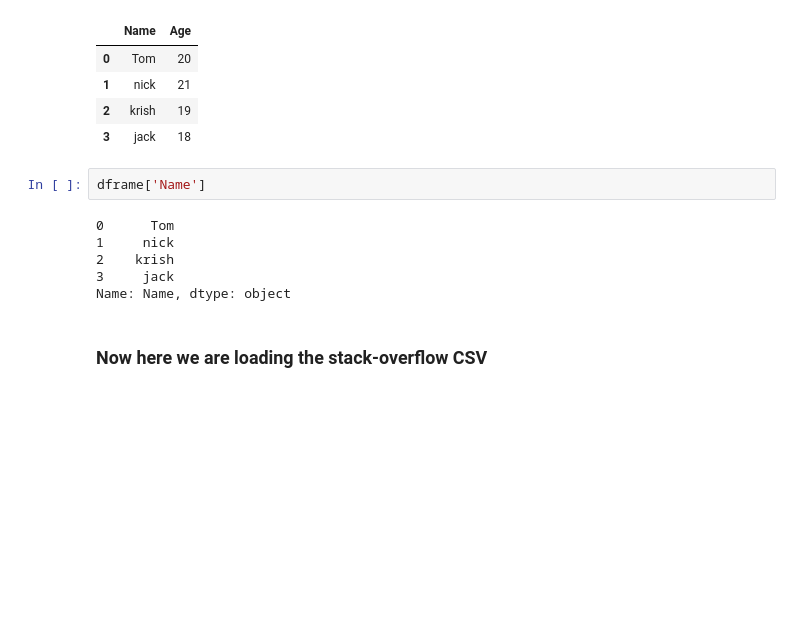
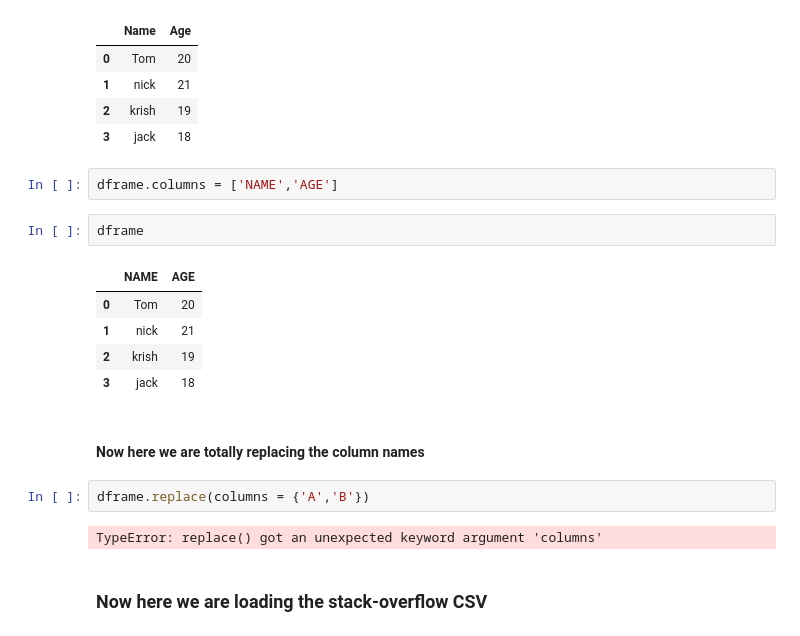
Before and after one commit to chaitanya-j/python-learning, a Jupyter notebook: jupyter-notebooks/pandas-101.ipynb, the cells around one changed output. Drawn from its saved outputs; the diff is of its cells as text; blank space fills up the shorter version.

```diff
--- a/jupyter-notebooks/pandas-101.ipynb
+++ b/jupyter-notebooks/pandas-101.ipynb
@@ -29,14 +29,22 @@ dframe
 | 1 | nick | 21 |
 | 2 | krish | 19 |
 | 3 | jack | 18 |
+# %%
+dframe.columns = ['NAME','AGE']
 # %%
-dframe['Name']
+dframe
 # %% [output]
-0      Tom
-1     nick
-2    krish
-3     jack
-Name: Name, dtype: object
+|  | NAME | AGE |
+| 0 | Tom | 20 |
+| 1 | nick | 21 |
+| 2 | krish | 19 |
+| 3 | jack | 18 |
+# %% [markdown]
+#### Now here we are totally replacing the column names
+# %%
+dframe.replace(columns = {'A','B'})
+# %% [output]
+TypeError: replace() got an unexpected keyword argument 'columns'
 # %% [markdown]
 ### Now here we are loading the stack-overflow CSV
 # %%
```
Also changed, not shown: parts of 2 cells of this notebook, 3 other files.
